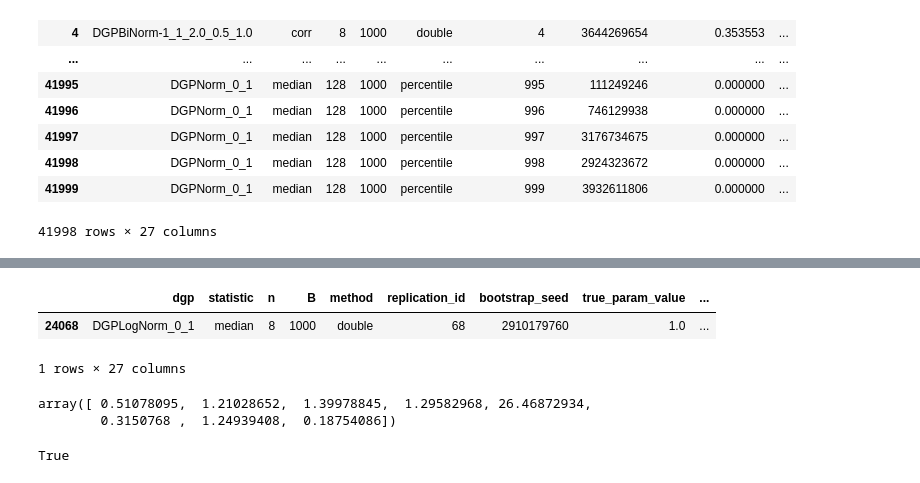
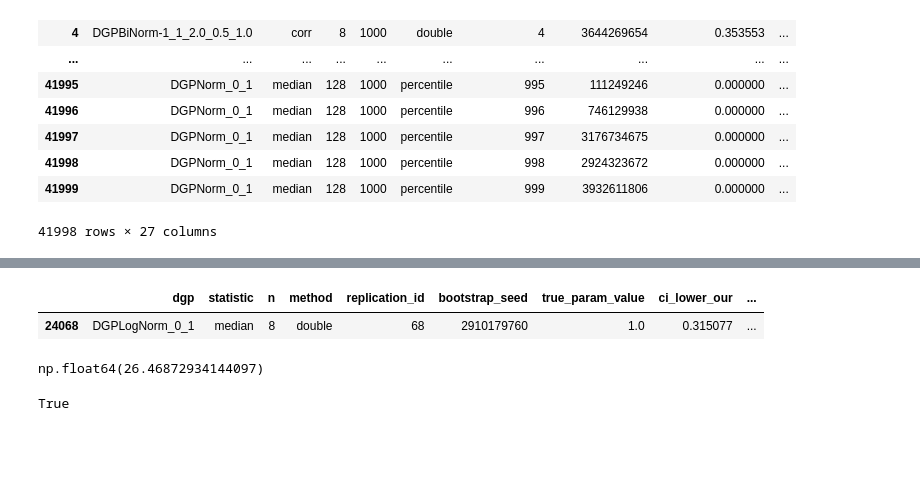
Before and after one commit to enejH04/bootstrap-inference, a Jupyter notebook: performance_validation/analysis.ipynb, the cells around one changed output, grey strips where cells are left out. Drawn from its saved outputs; the diff is of its cells as text; code cells hidden in the pictures; blank space fills up the shorter version.

```diff
--- a/performance_validation/analysis.ipynb
+++ b/performance_validation/analysis.ipynb
@@ -924,14 +941,28 @@ length_diff_summary(length_df)
 # %%
 # Analyze which distribution caused such large length difference
+# The maximum relative length difference is approx. 1150 %. See what caused this
 length_df_double = length_df[length_df["method"] == "double"]
+
 discrepancy_row = length_df_double[
-    length_df_double["rel_len_diff"].abs()
-    == length_df_double["rel_len_diff"].abs().max()
+    length_df_double["rel_len_diff"] == length_df_double["rel_len_diff"].max()
 ]
 # Again lognormal with sample size 8
-discrepancy_row
+discrepancy_row[
+    [
+        "dgp",
+        "statistic",
+        "n",
+        "method",
+        "replication_id",
+        "bootstrap_seed",
+        "true_param_value",
+        "ci_lower_our",
+        "ci_lower_ref",
+        "ci_upper_our",
+        "ci_upper_ref",
+    ]
+]
 # %% [output]
-|  | dgp | statistic | n | B | method | replication_id | bootstrap_seed | true_param_value | ... |
-| 24068 | DGPLogNorm_0_1 | median | 8 | 1000 | double | 68 | 2910179760 | 1.0 | ... |
+|  | dgp | statistic | n | method | replication_id | bootstrap_seed | true_param_value | ci_lower_our | ... |
+| 24068 | DGPLogNorm_0_1 | median | 8 | double | 68 | 2910179760 | 1.0 | 0.315077 | ... |
-1 rows × 27 columns
 # %%
@@ -953,10 +985,9 @@ for ni in sample_sizes:
 sample = dgp.sample(sample_size=n, nr_samples=1000)[replication_id]
 # %%
 # We can again see that the sample contains a large outlier
-sample
+sample.max()
 # %% [output]
-array([ 0.51078095,  1.21028652,  1.39978845,  1.29582968, 26.46872934,
-        0.3150768 ,  1.24939408,  0.18754086])
+np.float64(26.46872934144097)
 # %%
 resampler = IIDResampler(sample)
 bts = Bootstrap(np.median, resampler, True)
```
Also changed, not shown: parts of 23 cells of this notebook.
